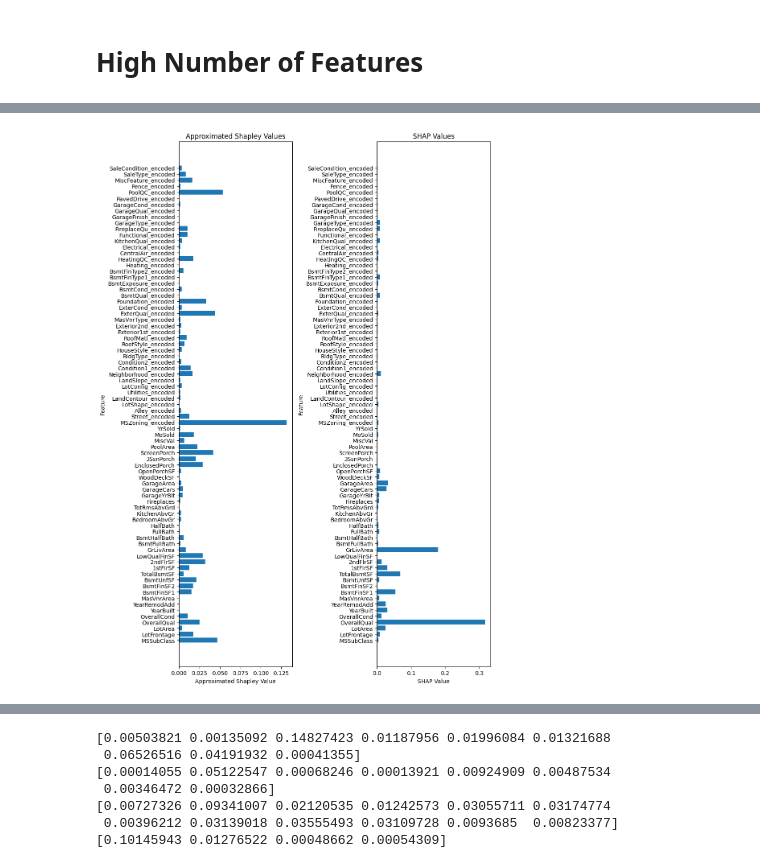
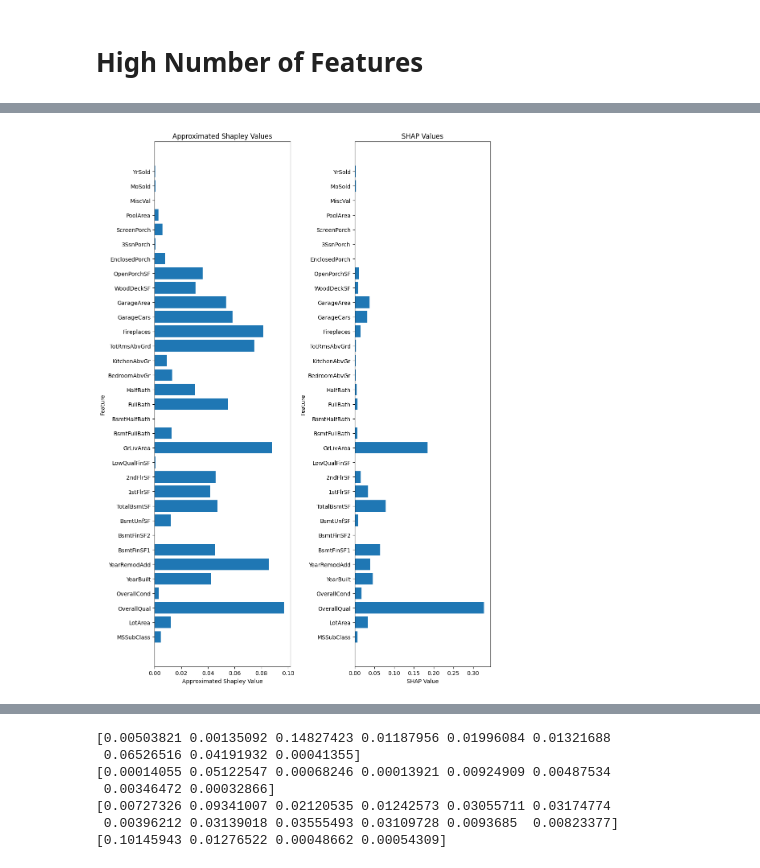
Before and after one commit to maximedidasca/hierarchical_shapley_approx, a Jupyter notebook: algo.ipynb, the cells around one changed output, grey strips where cells are left out. Cells and saved outputs as stored; diff of their text form; code cells hidden in the pictures.

```diff
--- a/algo.ipynb
+++ b/algo.ipynb
@@ -693,8 +588,8 @@ plt.show()
 # %% [output]
 [figure]
 # %%
-n = train_X.shape[1]
-X2, y2, shap = main(np.array(train_X), np.array(train_y), reg, n**(1/np.sqrt(n)), 1)
+n = X_train.shape[1]
+X2, y2, shap = main(np.array(X_train), np.array(y_train), reg, n**(1/np.sqrt(n)), 1)
 # Compute the RMSE
 #print(shap)
 mse = mean_squared_error(true_shapley_boston, shap)
@@ -718,6 +654,6 @@ plt.show()
 # %%
-%%time
-n = train_X.shape[1]
+
+n = X_train.shape[1]
 X2, y2, shap_knn = main2(np.array(X_train), np.array(y_train), reg, n**(1/np.sqrt(n)),2, 1)
 #print(shap_knn)
 mse_knn = mean_squared_error(true_shapley_boston, shap_knn)
@@ -804,8 +676,0 @@ print(true_shapley2)
-# %%
-
-X1, y1, shap = main(X, y, LinearRegression(), n**(1/np.sqrt(n)), 100)
-X2, y2, shap_knn = main2(X, y, LinearRegression(), n**(1/np.sqrt(n)), 8)
-
-
-print('shap', cosine_similarity([true_shapley2], [shap])[0][0])
-print('shap_knn', cosine_similarity([true_shapley2], [shap_knn])[0][0])
@@ -883,9 +696,9 @@ for column in non_numerical_columns:
     data.drop(column, axis=1, inplace=True)
 
 
-#data = pd.read_csv('house-prices-advanced-regression-techniques/train.csv')
-#feature_names = [i for i in data.columns if data[i].dtype in [np.int64, np.int64]]
-#data = data[feature_names]
+data = pd.read_csv('house-prices-advanced-regression-techniques/train.csv')
+feature_names = [i for i in data.columns if data[i].dtype in [np.int64, np.int64]]
+data = data[feature_names]
 
 #print(data.shape, data)
 
@@ -921,7 +734,7 @@ X_test = imputer.transform(X_test)
 
 # Fit model
 reg = LinearRegression()
-reg = XGBRegressor(n_estimators=1000, max_depth=10, learning_rate=0.001)
+#reg = XGBRegressor(n_estimators=1000, max_depth=10, learning_rate=0.001)
 reg = RandomForestRegressor(n_estimators=100, random_state=42)
 reg.fit(X_train, y_train)
 
@@ -975,32 +788,45 @@ average_shap_values /= sum(average_shap_values)
 # %%
 %%time
 reg = LinearRegression()
 #reg = XGBRegressor(n_estimators=1000, max_depth=10, learning_rate=0.001)
 #reg = RandomForestRegressor(n_estimators=100)
 n = X_train.shape[1]
-X2, y2, shap_knn = main_vfl(X_train, y_train, reg, n**(1/np.sqrt(n)),2)
+loops = 20
+shap_reordered = np.zeros(X_train.shape[1])
+for _ in range(loops):
+    X2, y2, shap_knn = main_vfl(X_train, y_train, reg, n**(1/np.sqrt(n)),2)
 
-plt.figure(figsize=(10, 14))  # Adjust the figure size as desired
-# Plot the Shapley values
+    column_permutation = []
+    for col in range(X_train.shape[1]):
+        for col2 in range(X2.shape[1]):
+            if np.array_equal(X_train[:, col], X2[:, col2]):
+                column_permutation.append(col2)
+                break
 
+    shap_reordered += shap_knn[column_permutation]
+
+#shap_reordered /= loops
+shap_reordered /= sum(shap_reordered)
+
+plt.figure(figsize=(10, 14))
 # Plot the approximated Shapley values
 plt.subplot(1, 2, 1)
-plt.barh(feature_names, shap_knn)
+plt.barh(feature_names, shap_reordered)
 plt.xlabel("Approximated Shapley Value")
 plt.ylabel("Feature")
 plt.title("Approximated Shapley Values")
 
 # Plot the SHAP values
 plt.subplot(1, 2, 2)
 plt.barh(feature_names, average_shap_values)
 plt.xlabel("SHAP Value")
 plt.ylabel("Feature")
 plt.title("SHAP Values")
 
 # Adjust the layout for better readability if needed
 plt.tight_layout()
 
 # Show the plot
 plt.show()
 # %% [output]
-[figure, old version]
+[figure, new version]
```
Also changed, not shown: parts of 35 cells of this notebook.
